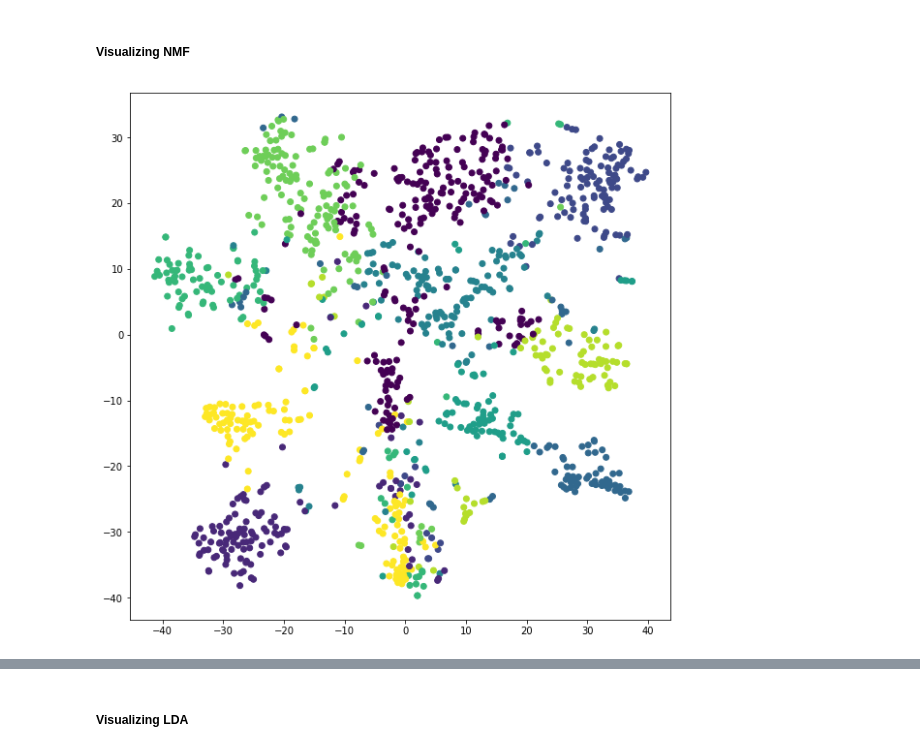
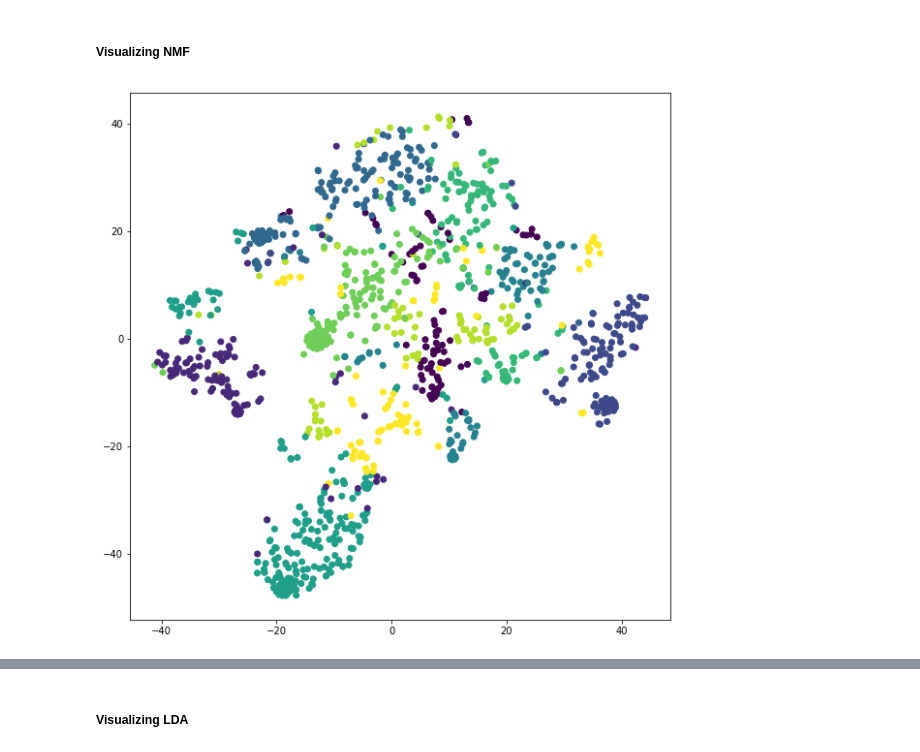
Before and after one commit to nateewall/MSDS7337, a Jupyter notebook: Final/NWall_Final_TopicModeling.ipynb, the cells around one changed output, grey strips where cells are left out. Saved outputs shown, nothing was run; the diff lists cells and outputs as text; code cells hidden in the pictures.

Commit message:
updates to topic models

```diff
--- a/Final/NWall_Final_TopicModeling.ipynb
+++ b/Final/NWall_Final_TopicModeling.ipynb
@@ -126,3 +118,8 @@ tf_idf.shape
+# %%
+#use the TfidfVectorizer
+# Creating a vectorizer
+vectorizer = CountVectorizer(min_df=5, max_df=0.9, stop_words='english', lowercase=True, token_pattern='[a-zA-Z\-][a-zA-Z\-]{2,}')
+cv = vectorizer.fit_transform(processed_corpus)
 # %% [markdown]
 ## Topic Modeling on Reviews
 <a id='topicModel'></a>
@@ -146,10 +143,10 @@ n_top_words = 10
 # %% [markdown]
 ##### Fit the NMF
 # %%
-nmf = NMF(n_components=n_components).fit(tf_idf)
+nmf = NMF(n_components=n_components).fit(cv)
 
 print("\nTopics in Default NMF model")
-tfidf_feature_names = vectorizer.get_feature_names()
-print_top_words(nmf, tfidf_feature_names, n_top_words)
+cv_feature_names = vectorizer.get_feature_names()
+print_top_words(nmf, cv_feature_names, n_top_words)
 # %% [output]
 Topics in Default NMF model
@@ -221,6 +218,6 @@ def topic_map(vectorized_corpus, model):
 # %% [markdown]
 ##### Visualizing NMF
 # %%
-topic_map(tf_idf, nmf)
+topic_map(cv, nmf)
 # %% [output]
-[figure, old version]
+[figure, new version]
```
Also changed, not shown: parts of 9 cells of this notebook.
